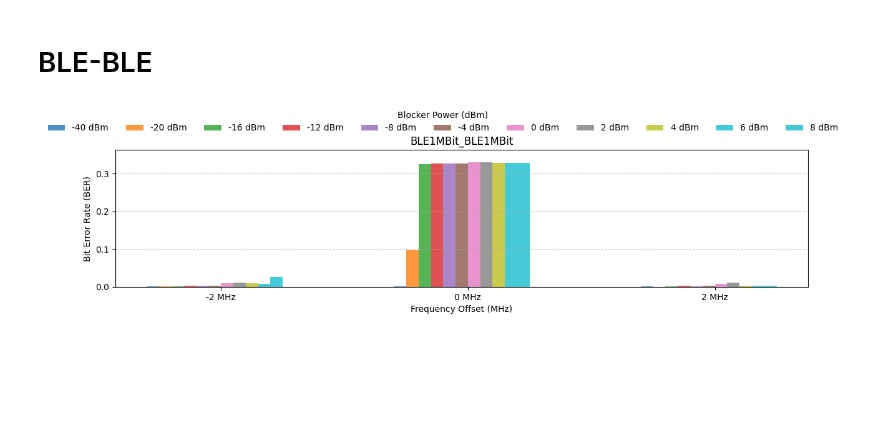
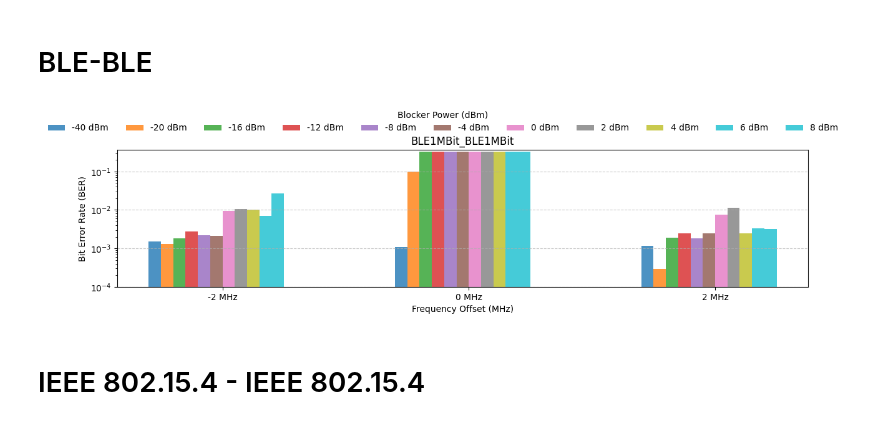
Before and after one commit to Zimrahin/DotBot-firmware, a Jupyter notebook: a_python/plot_ratio_wrong_bits.ipynb, the cells around one changed output. Saved outputs shown, nothing was run; the diff lists cells and outputs as text; code cells hidden in the pictures; blank space fills up the shorter version.

Commit message:
added 15.4-15.4 blocking results in logarithmic scale

```diff
--- a/a_python/plot_ratio_wrong_bits.ipynb
+++ b/a_python/plot_ratio_wrong_bits.ipynb
@@ -172,7 +172,7 @@ def add_bit_errors_to_files_dict(files_dict, folder="experiment_data"):
 
 # ----------------------------------------------------------------------------
 # Function to create grouped bar plots as subplots
-def plot_grouped_ber_with_subplots(files_dict, bar_width=0.15, figsize=(12, 3.5), saveas=None):
+def plot_grouped_ber_with_subplots(files_dict, bar_width=0.15, figsize=(12, 3.5), log_scale=False, saveas=None):
     import numpy as np
     import matplotlib.pyplot as plt
 
@@ -235,9 +235,13 @@ def plot_grouped_ber_with_subplots(files_dict, bar_width=0.15, figsize=(12, 3.5)
         ax.set_xticklabels([f"{offset} MHz" for offset in sorted_offsets])
         ax.grid(axis="y", linestyle="--", alpha=0.7)
 
-    # Uniform y-axis across all subplots
-    for ax in axes:
-        ax.set_ylim(0, max_y_value * 1.1)
+        # Set y-axis to logarithmic or linear scale with uniform max y value
+        if log_scale:
+            ax.set_yscale("log")
+            ax.set_ylim(1e-4, max_y_value * 1.1)  # Use a small positive value for the lower limit
+        else:
+            ax.set_ylim(0, max_y_value * 1.1)
+
         ax.set_xlabel("Frequency Offset (MHz)")
         ax.set_ylabel("Bit Error Rate (BER)")
 
@@ -298,6 +302,8 @@ files_dict_BLE_BLE = parse_data_to_dictionary("experiment_data/BLE_BLE")
 # Add bitt error distribution, count and BER to each configuration (file)
 add_bit_errors_to_files_dict(files_dict_BLE_BLE, "experiment_data/BLE_BLE")
 # %%
-plot_grouped_ber_with_subplots(files_dict_BLE_BLE, bar_width=0.05, figsize=(12,3.5))
+plot_grouped_ber_with_subplots(files_dict_BLE_BLE, bar_width=0.05, figsize=(12,3.5), log_scale=True)
 # %% [output]
-[figure, old version]
+[figure, new version]
+# %% [markdown]
+# IEEE 802.15.4 - IEEE 802.15.4
```
Also changed, not shown: parts of 2 cells of this notebook.
